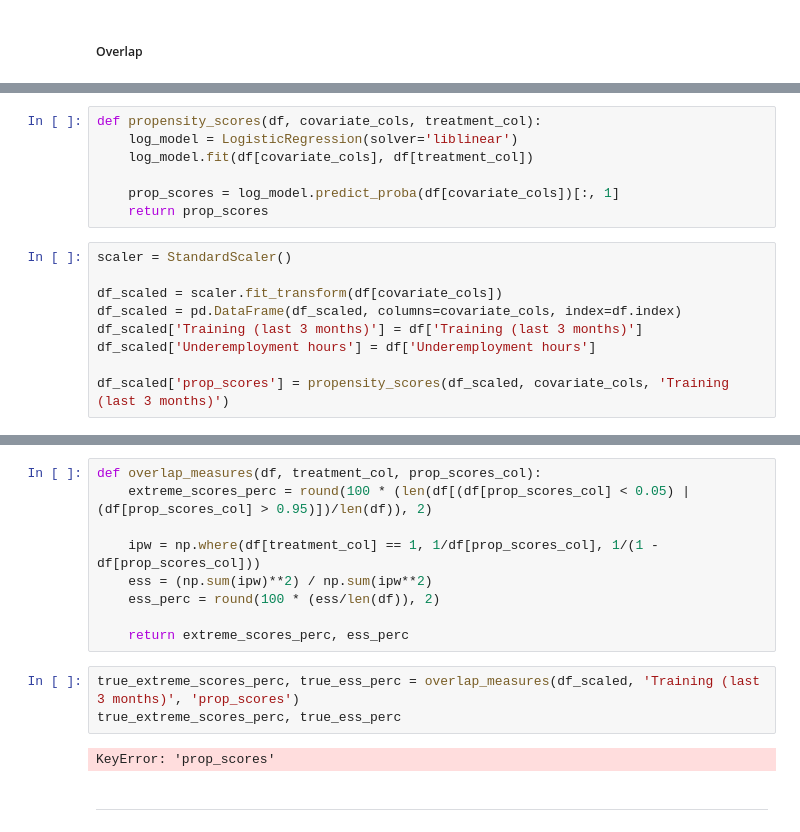
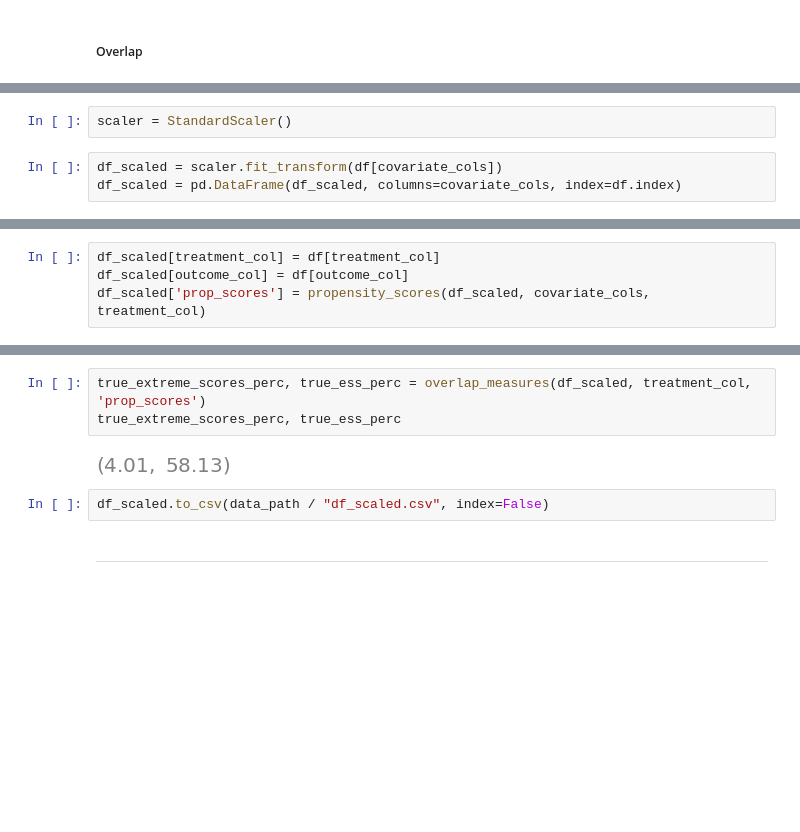
Before and after one commit to TresGes25/gg570_d200, a Jupyter notebook: analyses/analysis.ipynb, the cells around one changed output, grey strips where cells are left out. Cells and saved outputs as stored; diff of their text form; blank space fills up the shorter version.

```diff
--- a/analyses/analysis.ipynb
+++ b/analyses/analysis.ipynb
@@ -178,16 +187,5 @@ covariate_cols = [col for col in df.columns if col not in non_covariate_cols]
 # %%
-def propensity_scores(df, covariate_cols, treatment_col):
-    log_model = LogisticRegression(solver='liblinear')
-    log_model.fit(df[covariate_cols], df[treatment_col])
-
-    prop_scores = log_model.predict_proba(df[covariate_cols])[:, 1]
-    return prop_scores
+scaler = StandardScaler()
 # %%
-scaler = StandardScaler()
-
 df_scaled = scaler.fit_transform(df[covariate_cols])
 df_scaled = pd.DataFrame(df_scaled, columns=covariate_cols, index=df.index)
-df_scaled['Training (last 3 months)'] = df['Training (last 3 months)']
-df_scaled['Underemployment hours'] = df['Underemployment hours']
-
-df_scaled['prop_scores'] = propensity_scores(df_scaled, covariate_cols, 'Training (last 3 months)')
@@ -211 +192,5 @@ def plot_propensity_scores(df, treatment_col, prop_score_col):
+# %%
+df_scaled[treatment_col] = df[treatment_col]
+df_scaled[outcome_col] = df[outcome_col]
+df_scaled['prop_scores'] = propensity_scores(df_scaled, covariate_cols, treatment_col)
 # %%
@@ -213,19 +198,12 @@ plot_propensity_scores(df_scaled, 'Training (last 3 months)', 'prop_scores')
 # %% [output]
 [figure]
-# %%
-def overlap_measures(df, treatment_col, prop_scores_col):
-    extreme_scores_perc = round(100 * (len(df[(df[prop_scores_col] < 0.05) | (df[prop_scores_col] > 0.95)])/len(df)), 2)
-
-    ipw = np.where(df[treatment_col] == 1, 1/df[prop_scores_col], 1/(1 - df[prop_scores_col]))
-    ess = (np.sum(ipw)**2) / np.sum(ipw**2)
-    ess_perc = round(100 * (ess/len(df)), 2)
-
-    return extreme_scores_perc, ess_perc
 # %%
-true_extreme_scores_perc, true_ess_perc = overlap_measures(df_scaled, 'Training (last 3 months)', 'prop_scores')
+true_extreme_scores_perc, true_ess_perc = overlap_measures(df_scaled, treatment_col, 'prop_scores')
 true_extreme_scores_perc, true_ess_perc
 # %% [output]
-KeyError: 'prop_scores'
+[figure, added]
+# %%
+df_scaled.to_csv(data_path / "df_scaled.csv", index=False)
 # %% [markdown]
 ---
 # %% [markdown]
```
Also changed, not shown: parts of 45 cells of this notebook, 9 other files.
